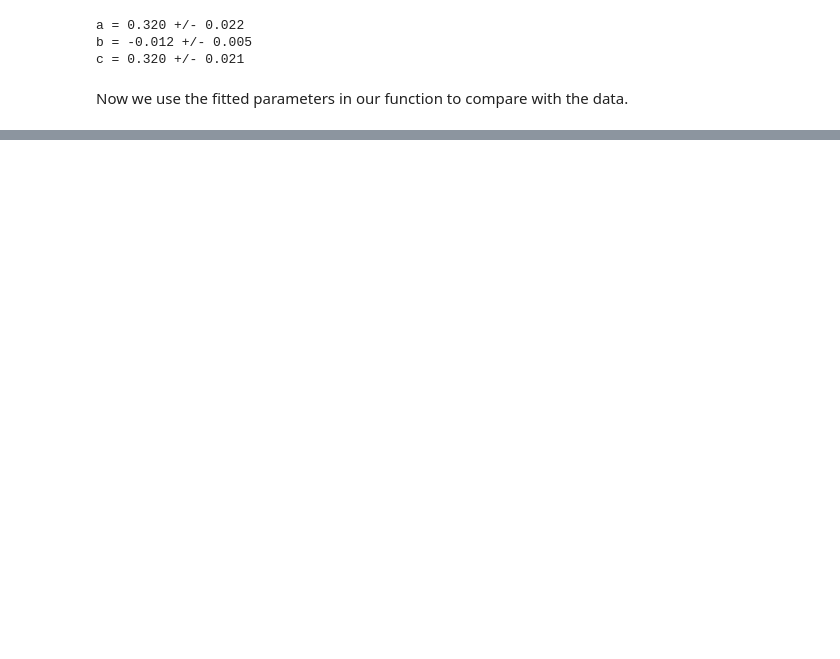
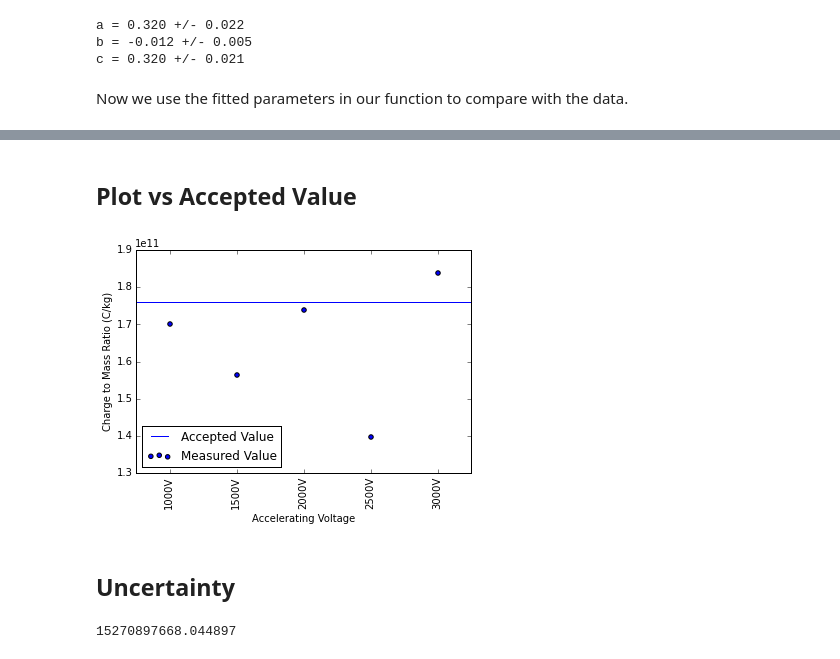
Before and after one commit to B-Rich/QLab, a Jupyter notebook: Electron_chargetomass/DataAnalysis.ipynb, the cells around one changed output, grey strips where cells are left out. Saved outputs shown, nothing was run; the diff lists cells and outputs as text; code cells hidden in the pictures; blank space fills up the shorter version.

```diff
--- a/Electron_chargetomass/DataAnalysis.ipynb
+++ b/Electron_chargetomass/DataAnalysis.ipynb
@@ -117,0 +144,30 @@ plt.legend(['data','Fit'],loc='best');
+# %%
+mu_o = 4*np.pi*1e-7
+D = 21.3*1e-2
+D_uncertainty = 1e-3
+N=124
+
+acceptedvalue = 1.76*1e11 #C/kg
+
+eperm = np.array([(125/128)*voltages[i]*(D**2)/( (mu_o**2)*(N**2)*(currents[i]**2)*(a[i]**2) ) for i in np.arange(0,len(xpoints))])
+# %% [markdown]
+## Plot vs Accepted Value
+# %%
+plt.scatter(np.arange(0,len(xpoints)),eperm);
+xplaces = np.linspace(-.5,5.5,50);
+plt.plot(xplaces,np.array([acceptedvalue]*len(xplaces)));
+plt.xlim(-.5,4.5);
+plt.legend(['Accepted Value','Measured Value'],loc='lower left');
+plt.ylabel('Charge to Mass Ratio (C/kg)');
+plt.xlabel('Accelerating Voltage')
+labels = np.array([(str(entry)+'V') for entry in voltages]);
+plt.xticks(np.arange(0,len(xpoints)), labels, rotation='vertical');
+# %% [output]
+[figure, added]
+# %% [markdown]
+## Uncertainty
+# %%
+std = np.std(eperm)
+std
+# %% [output]
+15270897668.044897
```
Also changed, not shown: parts of 18 cells of this notebook, 1 other file.
